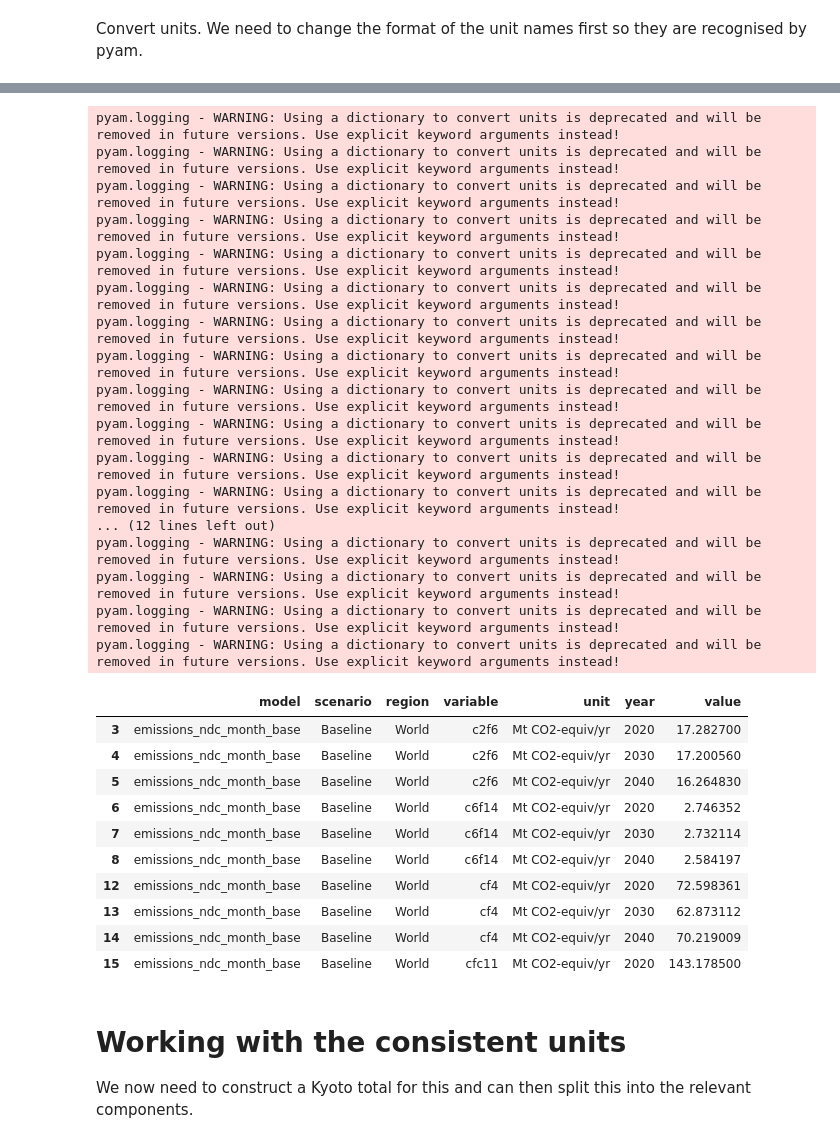
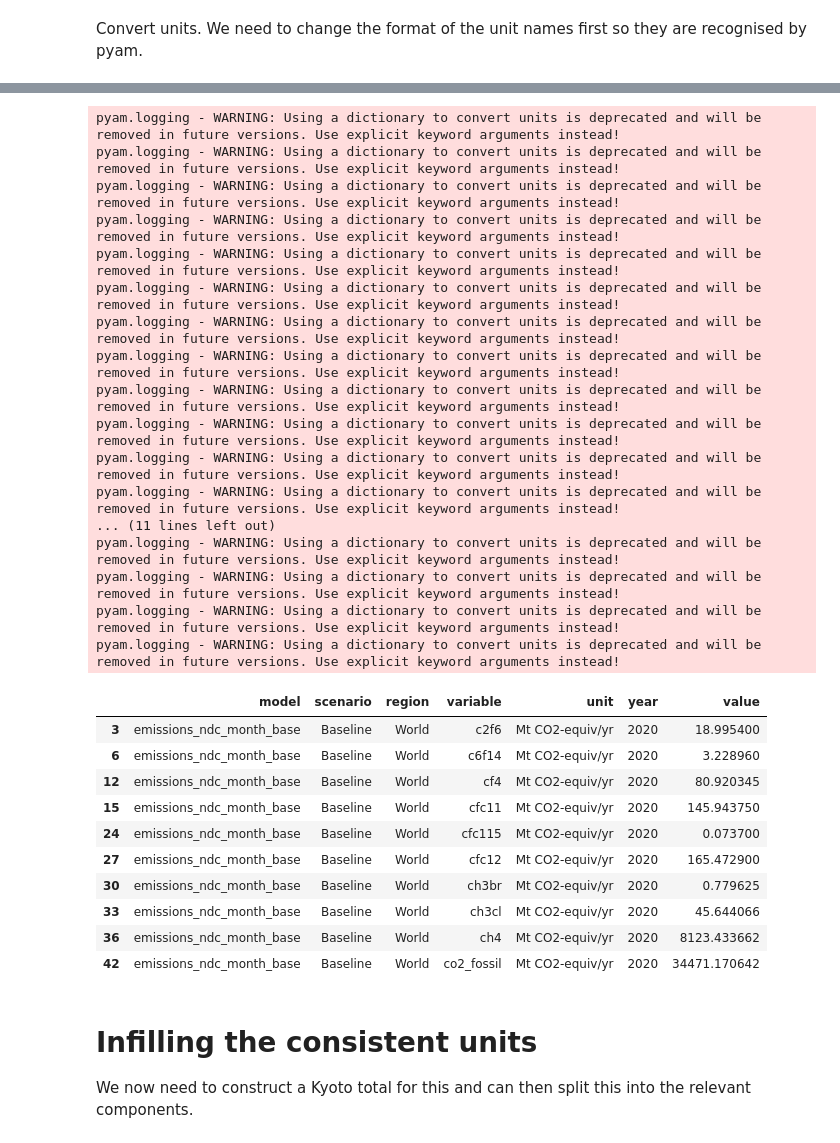
Before and after one commit to GranthamImperial/silicone_examples, a Jupyter notebook: notebooks/InfillingCovidResponse.ipynb, the cells around one changed output, grey strips where cells are left out. Cells and saved outputs as stored; diff of their text form; code cells hidden in the pictures.

```diff
--- a/notebooks/InfillingCovidResponse.ipynb
+++ b/notebooks/InfillingCovidResponse.ipynb
@@ -9,6 +14,8 @@ import silicone.database_crunchers as dc
 # %%
 input = pd.read_excel("../input/CompiledPiersScenarios_distri_with_cleaning.xlsx", header=[0, 1])
 sr15_data = silicone.utils.download_or_load_sr15("../input/complete_sr15.csv")
+use_ar4_data = True
+lead = "Emissions|Kyoto Gases (AR4-GWP100)"
 convert_n2o = (2 * 14 + 16) / (2 * 14)
 convert_co2 = (12 + 2 * 16) / 12
 input
@@ -60,7 +67,7 @@ input = input.rename(
 input["region"] = "World"
 # %%
 input_df = pyam.IamDataFrame(input)
-unwanted_cols = ["sox", "co", "nmvoc", "nox", "bc", "oc", "cfc113", "carb_tet", "cfc114", "mcf", "halon1202"]
+unwanted_cols = ["sox", "co", "nmvoc", "nox", "bc", "oc", "nh3", "cfc113", "carb_tet", "cfc114", "mcf", "halon1202"]
 input_df.filter(variable=unwanted_cols, keep=False, inplace=True)
 input_df.data.head(30)
 # %% [output]
@@ -114,5 +121,5 @@ input_df.data
 # %%
-converted_input = silicone.utils.convert_units_to_MtCO2_equiv(input_df, use_ar4_data=False)
+converted_input = silicone.utils.convert_units_to_MtCO2_equiv(input_df, use_ar4_data=use_ar4_data)
 # %% [output]
 pyam.logging - WARNING: Using a dictionary to convert units is deprecated and will be removed in future versions. Use explicit keyword arguments instead!
 pyam.logging - WARNING: Using a dictionary to convert units is deprecated and will be removed in future versions. Use explicit keyword arguments instead!
@@ -126,26 +133,26 @@ pyam.logging - WARNING: Using a dictionary to convert units is deprecated and wi
 pyam.logging - WARNING: Using a dictionary to convert units is deprecated and will be removed in future versions. Use explicit keyword arguments instead!
 pyam.logging - WARNING: Using a dictionary to convert units is deprecated and will be removed in future versions. Use explicit keyword arguments instead!
 pyam.logging - WARNING: Using a dictionary to convert units is deprecated and will be removed in future versions. Use explicit keyword arguments instead!
-... (12 lines left out)
+... (11 lines left out)
 pyam.logging - WARNING: Using a dictionary to convert units is deprecated and will be removed in future versions. Use explicit keyword arguments instead!
 pyam.logging - WARNING: Using a dictionary to convert units is deprecated and will be removed in future versions. Use explicit keyword arguments instead!
 pyam.logging - WARNING: Using a dictionary to convert units is deprecated and will be removed in future versions. Use explicit keyword arguments instead!
 pyam.logging - WARNING: Using a dictionary to convert units is deprecated and will be removed in future versions. Use explicit keyword arguments instead!
 # %%
-converted_input.data.head(10)
+converted_input.filter(year=2020, scenario="Baseline").data.head(10)
 # %% [output]
 |  | model | scenario | region | variable | unit | year | value |
-| 3 | emissions_ndc_month_base | Baseline | World | c2f6 | Mt CO2-equiv/yr | 2020 | 17.282700 |
-| 4 | emissions_ndc_month_base | Baseline | World | c2f6 | Mt CO2-equiv/yr | 2030 | 17.200560 |
-| 5 | emissions_ndc_month_base | Baseline | World | c2f6 | Mt CO2-equiv/yr | 2040 | 16.264830 |
-| 6 | emissions_ndc_month_base | Baseline | World | c6f14 | Mt CO2-equiv/yr | 2020 | 2.746352 |
-| 7 | emissions_ndc_month_base | Baseline | World | c6f14 | Mt CO2-equiv/yr | 2030 | 2.732114 |
-| 8 | emissions_ndc_month_base | Baseline | World | c6f14 | Mt CO2-equiv/yr | 2040 | 2.584197 |
-| 12 | emissions_ndc_month_base | Baseline | World | cf4 | Mt CO2-equiv/yr | 2020 | 72.598361 |
-| 13 | emissions_ndc_month_base | Baseline | World | cf4 | Mt CO2-equiv/yr | 2030 | 62.873112 |
-| 14 | emissions_ndc_month_base | Baseline | World | cf4 | Mt CO2-equiv/yr | 2040 | 70.219009 |
-| 15 | emissions_ndc_month_base | Baseline | World | cfc11 | Mt CO2-equiv/yr | 2020 | 143.178500 |
+| 3 | emissions_ndc_month_base | Baseline | World | c2f6 | Mt CO2-equiv/yr | 2020 | 18.995400 |
+| 6 | emissions_ndc_month_base | Baseline | World | c6f14 | Mt CO2-equiv/yr | 2020 | 3.228960 |
+| 12 | emissions_ndc_month_base | Baseline | World | cf4 | Mt CO2-equiv/yr | 2020 | 80.920345 |
+| 15 | emissions_ndc_month_base | Baseline | World | cfc11 | Mt CO2-equiv/yr | 2020 | 145.943750 |
+| 24 | emissions_ndc_month_base | Baseline | World | cfc115 | Mt CO2-equiv/yr | 2020 | 0.073700 |
+| 27 | emissions_ndc_month_base | Baseline | World | cfc12 | Mt CO2-equiv/yr | 2020 | 165.472900 |
+| 30 | emissions_ndc_month_base | Baseline | World | ch3br | Mt CO2-equiv/yr | 2020 | 0.779625 |
+| 33 | emissions_ndc_month_base | Baseline | World | ch3cl | Mt CO2-equiv/yr | 2020 | 45.644066 |
+| 36 | emissions_ndc_month_base | Baseline | World | ch4 | Mt CO2-equiv/yr | 2020 | 8123.433662 |
+| 42 | emissions_ndc_month_base | Baseline | World | co2_fossil | Mt CO2-equiv/yr | 2020 | 34471.170642 |
 # %% [markdown]
-# Working with the consistent units
+# Infilling the consistent units
 We now need to construct a Kyoto total for this and can then split this into the relevant components.
 # %%
```
Also changed, not shown: parts of 23 cells of this notebook.
